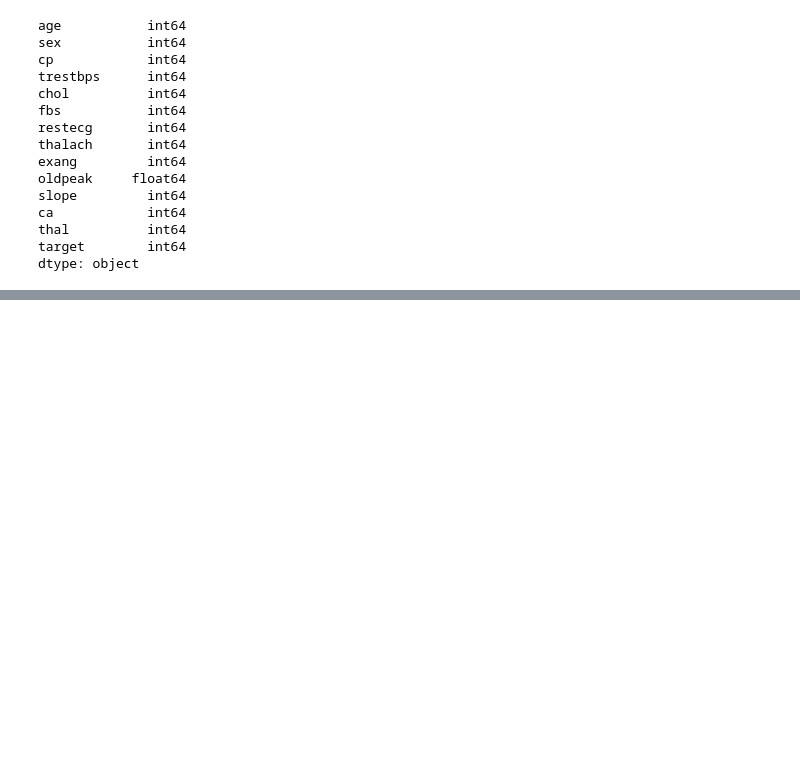
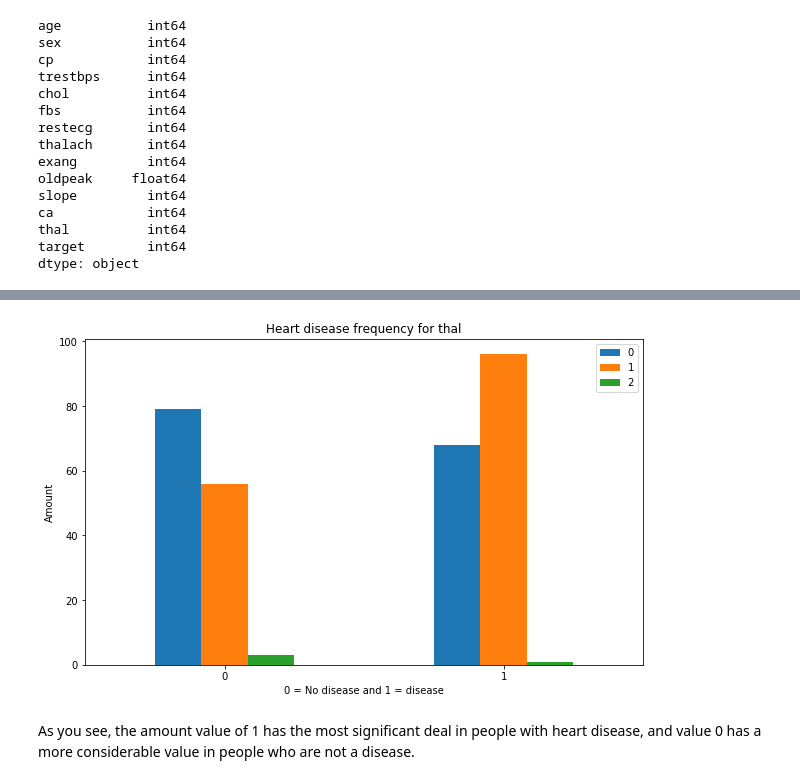
Before and after one commit to FarzinRad/Heart-Disease, a Jupyter notebook: Heart-Disease.ipynb, the cells around one changed output, grey strips where cells are left out. Saved outputs shown, nothing was run; the diff lists cells and outputs as text; code cells hidden in the pictures; blank space fills up the shorter version.

```diff
--- a/Heart-Disease.ipynb
+++ b/Heart-Disease.ipynb
@@ -114,0 +247,12 @@ df.isna().value_counts
+# %%
+pd.crosstab(df.target, df.restecg).plot(kind = 'bar',
+                                        figsize = (10, 6),);
+plt.title("Heart disease frequency for thal")
+plt.xlabel("0 = No disease and 1 = disease")
+plt.ylabel("Amount");
+plt.legend();
+plt.xticks(rotation = 0);
+# %% [output]
+[figure, added]
+# %% [markdown]
+As you see, the amount value of 1 has the most significant deal in people with heart disease, and value 0 has a more considerable value in people who are not a disease.
```
Also changed, not shown: parts of 13 cells of this notebook.
